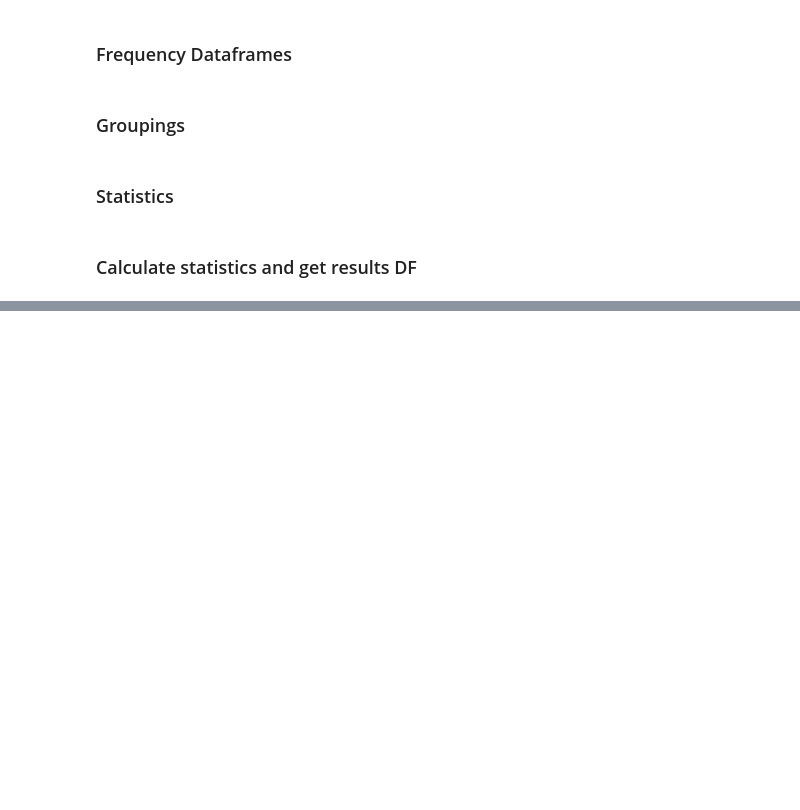
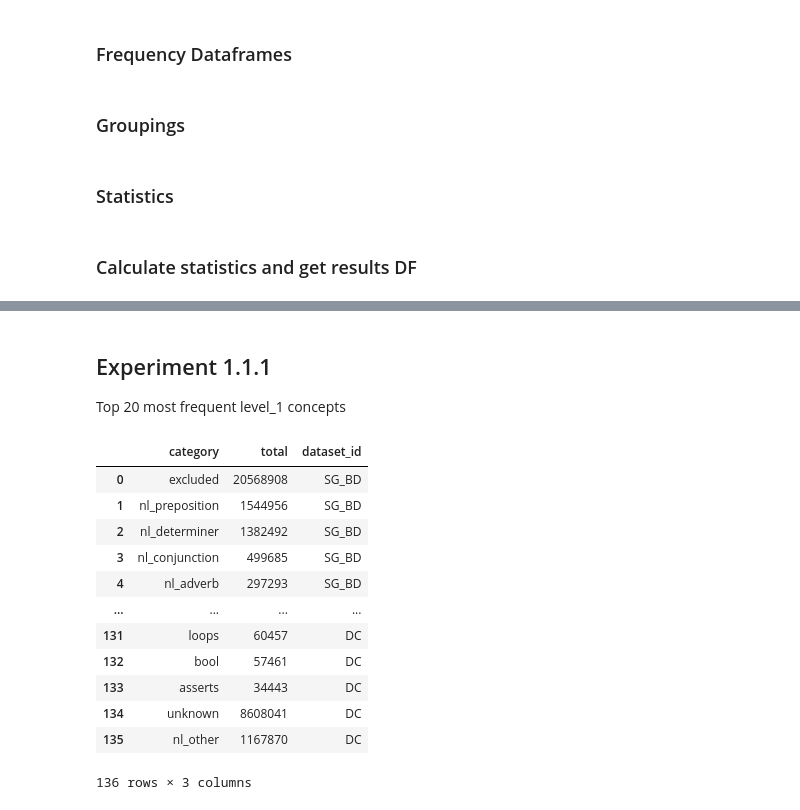
Before and after one commit to WM-SEMERU/code-rationales, a Jupyter notebook: nbs/experiments/[1.1.1]_[1.1.2].ipynb, the cells around one changed output, grey strips where cells are left out. Drawn from its saved outputs; the diff is of its cells as text; code cells hidden in the pictures; blank space fills up the shorter version.

```diff
--- a/nbs/experiments/[1.1.1]_[1.1.2].ipynb
+++ b/nbs/experiments/[1.1.1]_[1.1.2].ipynb
@@ -70,11 +70,11 @@ def open_groupings(path:str):
         data = json.load(output_file)
     return data
 # %%
-def get_experiments_results(results_folder, name:str):
+def get_experiments_results(dataset_id:str , name:str):
     file_path = params['grouping_results'] + '/' + params['model'] + '/' + params['modality'] + '/' + params['datasets'][params['dataset']] + '_' + name + '.json'
     if os.path.isfile(file_path):
         return open_groupings(file_path)
-    experiment_paths = [get_experiment_path(results_folder, params['datasets'][params['dataset']], exp) for exp in range(params['num_experiments'])]
+    experiment_paths = [get_experiment_path(params['global_taxonomy_results'], params['datasets'][dataset_id], exp) for exp in range(params['num_experiments'])]
     experiment_global_results = []
     for experiment_path in experiment_paths:
         with open(experiment_path, 'r') as file:
@@ -192,0 +158,20 @@ global_frequencies_dataframe_results.to_csv(params['quantitative_results'] + '/'
+# %% [markdown]
+## Experiment 1.1.1
+Top 20 most frequent level_1 concepts
+# %%
+frequencies_df = get_freqcuencies_df()
+frequencies_df
+# %% [output]
+|  | category | total | dataset_id |
+| 0 | excluded | 20568908 | SG_BD |
+| 1 | nl_preposition | 1544956 | SG_BD |
+| 2 | nl_determiner | 1382492 | SG_BD |
+| 3 | nl_conjunction | 499685 | SG_BD |
+| 4 | nl_adverb | 297293 | SG_BD |
+| ... | ... | ... | ... |
+| 131 | loops | 60457 | DC |
+| 132 | bool | 57461 | DC |
+| 133 | asserts | 34443 | DC |
+| 134 | unknown | 8608041 | DC |
+| 135 | nl_other | 1167870 | DC |
+136 rows × 3 columns
```
Also changed, not shown: parts of 8 cells of this notebook, 1 other file.
